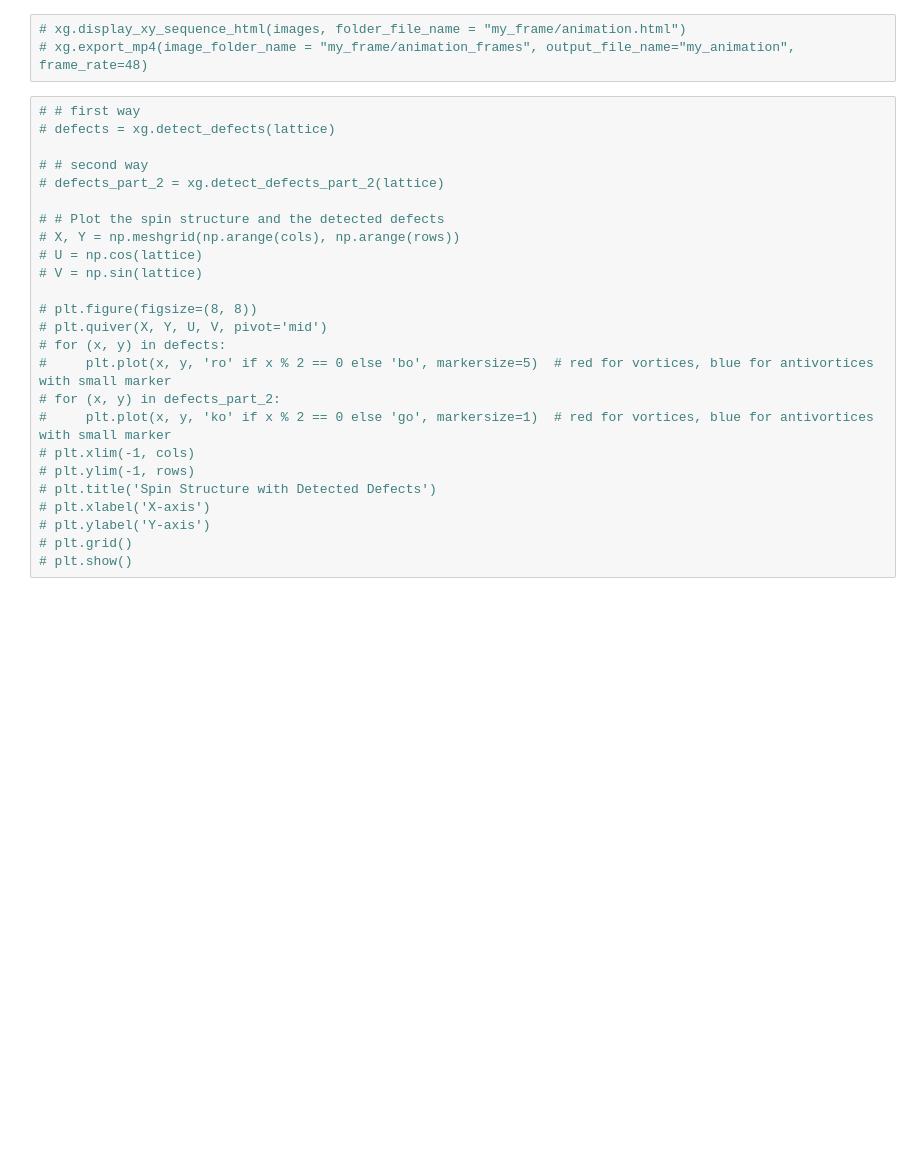
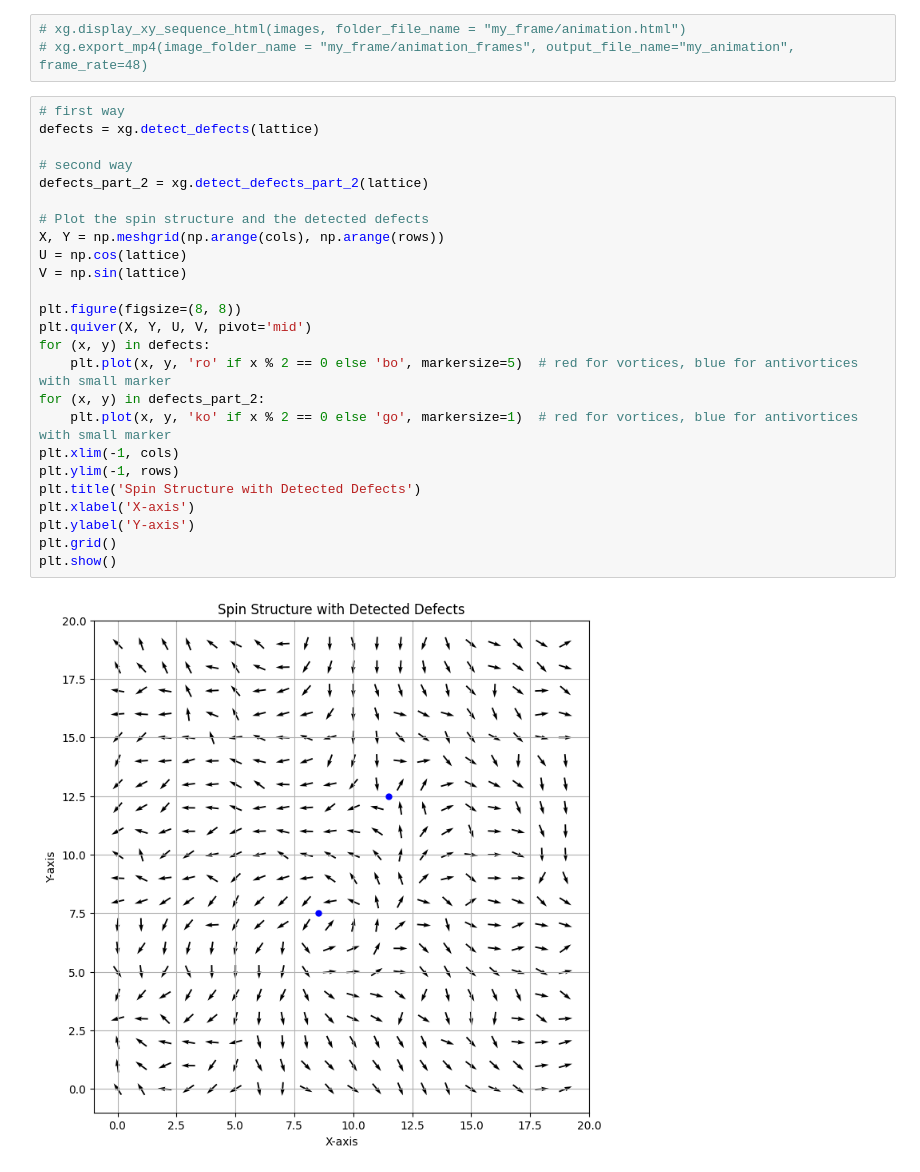
Before and after one commit to speedcoder107/Vinalslab, a Jupyter notebook: xy_model/xy_monte_carlo.ipynb, the cells around one changed output. Drawn from its saved outputs; the diff is of its cells as text; blank space fills up the shorter version.

```diff
--- a/xy_model/xy_monte_carlo.ipynb
+++ b/xy_model/xy_monte_carlo.ipynb
@@ -102,28 +51,30 @@ interactive(children=(IntSlider(value=0, description='frame', max=0), Output()),
 # xg.display_xy_sequence_html(images, folder_file_name = "my_frame/animation.html")
 # xg.export_mp4(image_folder_name = "my_frame/animation_frames", output_file_name="my_animation", frame_rate=48)
 # %%
-# # first way
-# defects = xg.detect_defects(lattice)
+# first way
+defects = xg.detect_defects(lattice)
 
-# # second way
-# defects_part_2 = xg.detect_defects_part_2(lattice)
+# second way
+defects_part_2 = xg.detect_defects_part_2(lattice)
 
-# # Plot the spin structure and the detected defects
-# X, Y = np.meshgrid(np.arange(cols), np.arange(rows))
-# U = np.cos(lattice)
-# V = np.sin(lattice)
+# Plot the spin structure and the detected defects
+X, Y = np.meshgrid(np.arange(cols), np.arange(rows))
+U = np.cos(lattice)
+V = np.sin(lattice)
 
-# plt.figure(figsize=(8, 8))
-# plt.quiver(X, Y, U, V, pivot='mid')
-# for (x, y) in defects:
-#     plt.plot(x, y, 'ro' if x % 2 == 0 else 'bo', markersize=5)  # red for vortices, blue for antivortices with small marker
-# for (x, y) in defects_part_2:
-#     plt.plot(x, y, 'ko' if x % 2 == 0 else 'go', markersize=1)  # red for vortices, blue for antivortices with small marker
-# plt.xlim(-1, cols)
-# plt.ylim(-1, rows)
-# plt.title('Spin Structure with Detected Defects')
-# plt.xlabel('X-axis')
-# plt.ylabel('Y-axis')
-# plt.grid()
-# plt.show()
+plt.figure(figsize=(8, 8))
+plt.quiver(X, Y, U, V, pivot='mid')
+for (x, y) in defects:
+    plt.plot(x, y, 'ro' if x % 2 == 0 else 'bo', markersize=5)  # red for vortices, blue for antivortices with small marker
+for (x, y) in defects_part_2:
+    plt.plot(x, y, 'ko' if x % 2 == 0 else 'go', markersize=1)  # red for vortices, blue for antivortices with small marker
+plt.xlim(-1, cols)
+plt.ylim(-1, rows)
+plt.title('Spin Structure with Detected Defects')
+plt.xlabel('X-axis')
+plt.ylabel('Y-axis')
+plt.grid()
+plt.show()
+# %% [output]
+[figure, added]
 # %%
```
Also changed, not shown: parts of 10 cells of this notebook, 5 other files.
